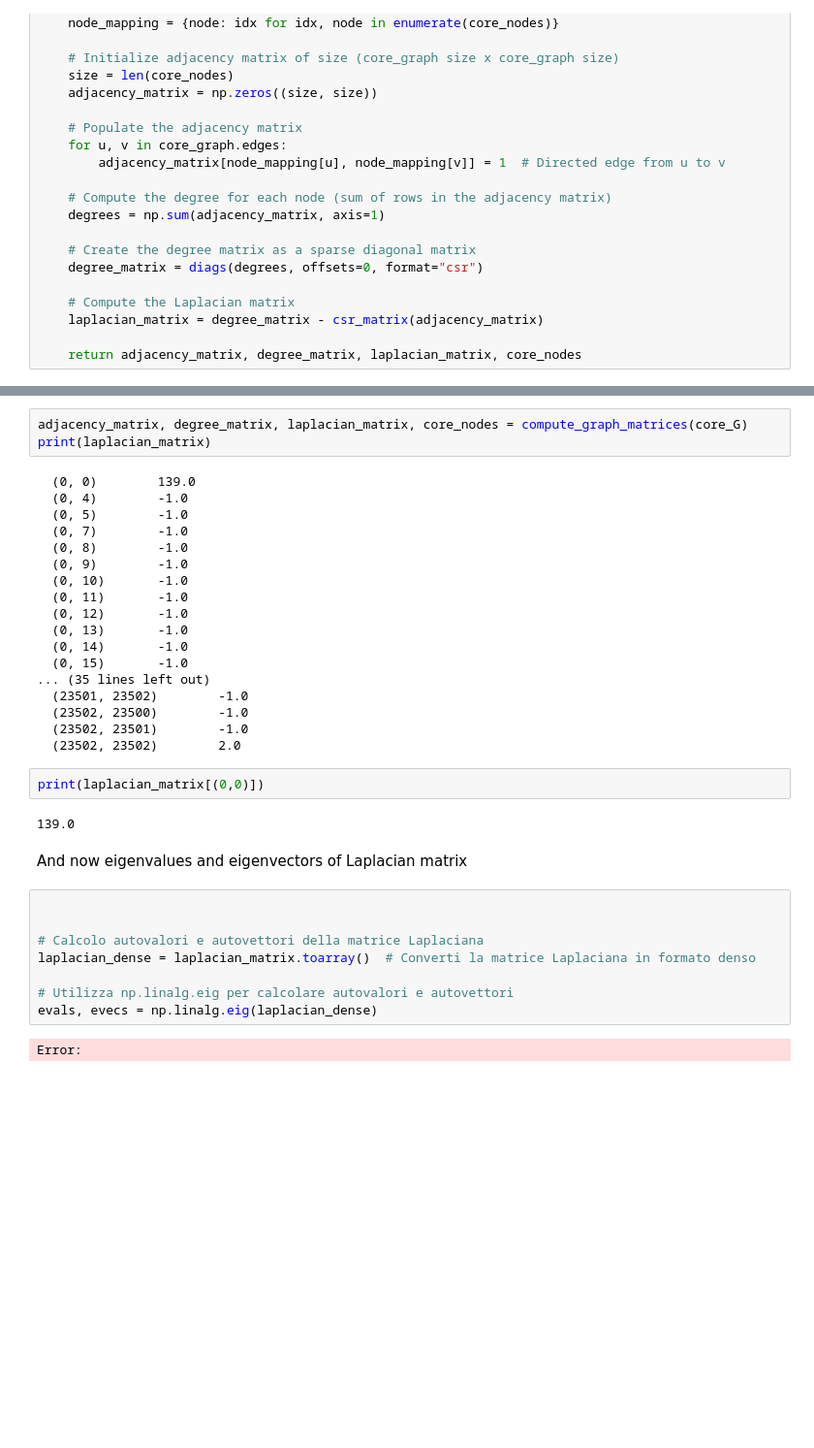
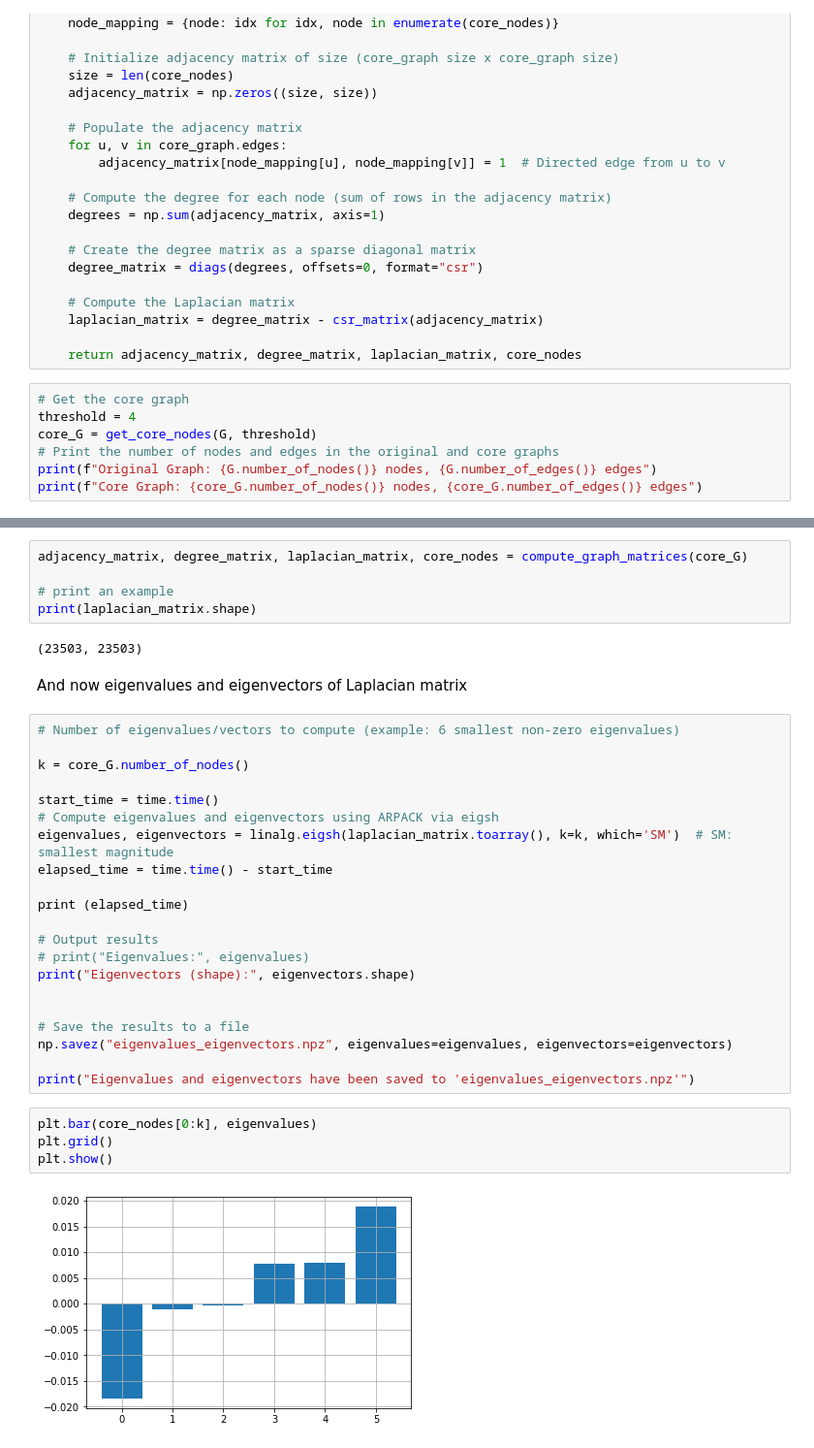
Before and after one commit to tratom/fcul-cda-project, a Jupyter notebook: code/analysis.ipynb, the cells around one changed output, grey strips where cells are left out. Shown at 97% size. Saved outputs shown, nothing was run; the diff lists cells and outputs as text; blank space fills up the shorter version.

Commit message:
eigenvalues test

```diff
--- a/code/analysis.ipynb
+++ b/code/analysis.ipynb
@@ -529,3 +539,10 @@ def compute_graph_matrices(core_graph):
     laplacian_matrix = degree_matrix - csr_matrix(adjacency_matrix)
 
     return adjacency_matrix, degree_matrix, laplacian_matrix, core_nodes
+# %%
+# Get the core graph
+threshold = 4
+core_G = get_core_nodes(G, threshold)
+# Print the number of nodes and edges in the original and core graphs
+print(f"Original Graph: {G.number_of_nodes()} nodes, {G.number_of_edges()} edges")
+print(f"Core Graph: {core_G.number_of_nodes()} nodes, {core_G.number_of_edges()} edges")
@@ -532,37 +558,36 @@ def compute_graph_matrices(core_graph):
 # %%
 adjacency_matrix, degree_matrix, laplacian_matrix, core_nodes = compute_graph_matrices(core_G)
-print(laplacian_matrix)
+
+# print an example
+print(laplacian_matrix.shape)
 # %% [output]
-  (0, 0)        139.0
-  (0, 4)        -1.0
-  (0, 5)        -1.0
-  (0, 7)        -1.0
-  (0, 8)        -1.0
-  (0, 9)        -1.0
-  (0, 10)       -1.0
-  (0, 11)       -1.0
-  (0, 12)       -1.0
-  (0, 13)       -1.0
-  (0, 14)       -1.0
-  (0, 15)       -1.0
-... (35 lines left out)
-  (23501, 23502)        -1.0
-  (23502, 23500)        -1.0
-  (23502, 23501)        -1.0
-  (23502, 23502)        2.0
+(23503, 23503)
-# %%
-print(laplacian_matrix[(0,0)])
-# %% [output]
-139.0
 # %% [markdown]
 And now eigenvalues and eigenvectors of Laplacian matrix
-# %%
-
-
-# Calcolo autovalori e autovettori della matrice Laplaciana
-laplacian_dense = laplacian_matrix.toarray()  # Converti la matrice Laplaciana in formato denso
-
-# Utilizza np.linalg.eig per calcolare autovalori e autovettori
-evals, evecs = np.linalg.eig(laplacian_dense)
-# %% [output]
-Error:
+# %%
+# Number of eigenvalues/vectors to compute (example: 6 smallest non-zero eigenvalues)
+
+k = core_G.number_of_nodes()
+
+start_time = time.time()
+# Compute eigenvalues and eigenvectors using ARPACK via eigsh
+eigenvalues, eigenvectors = linalg.eigsh(laplacian_matrix.toarray(), k=k, which='SM')  # SM: smallest magnitude
+elapsed_time = time.time() - start_time
+
+print (elapsed_time)
+
+# Output results
+# print("Eigenvalues:", eigenvalues)
+print("Eigenvectors (shape):", eigenvectors.shape)
+
+
+# Save the results to a file
+np.savez("eigenvalues_eigenvectors.npz", eigenvalues=eigenvalues, eigenvectors=eigenvectors)
+
+print("Eigenvalues and eigenvectors have been saved to 'eigenvalues_eigenvectors.npz'")
+# %%
+plt.bar(core_nodes[0:k], eigenvalues)
+plt.grid()
+plt.show()
+# %% [output]
+[figure, added]
```
Also changed, not shown: parts of 11 cells of this notebook, 2 other files.
